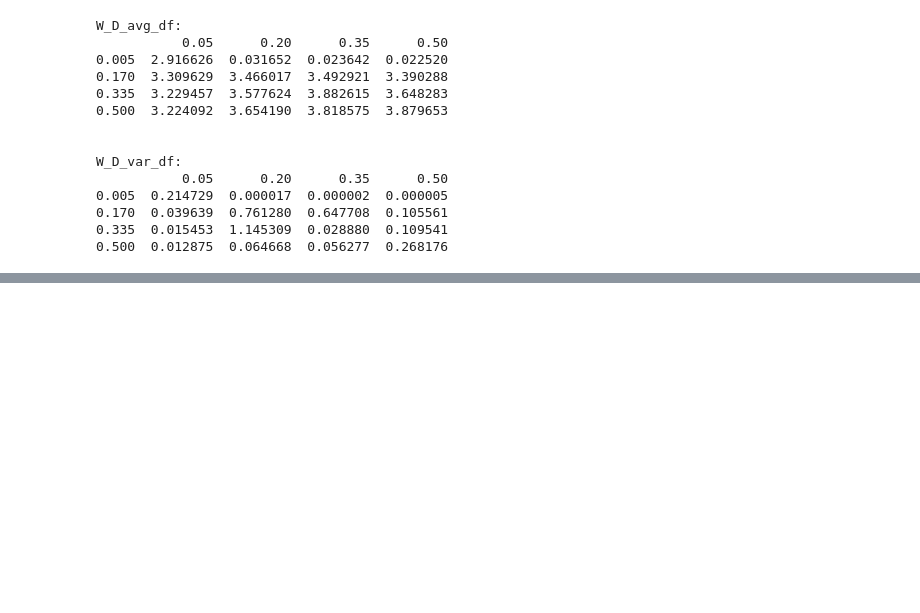
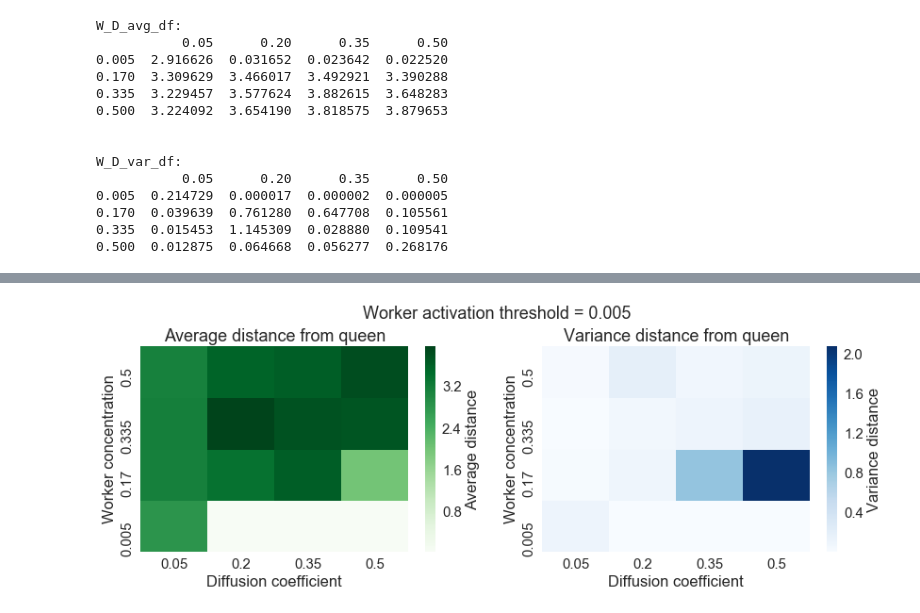
Before and after one commit to dieumynguyen/bee_communication, a Jupyter notebook: plot_param_heatmaps.ipynb, the cells around one changed output, grey strips where cells are left out. Drawn from its saved outputs; the diff is of its cells as text; code cells hidden in the pictures; blank space fills up the shorter version.

```diff
--- a/plot_param_heatmaps.ipynb
+++ b/plot_param_heatmaps.ipynb
@@ -355,0 +428,10 @@ plot_heatmap(W_D_avg_df_2, W_D_var_df_2, 'Diffusion coefficient', 'Worker concen
+# %%
+W_D_avg_df_5 = get_dataframe(jsons_T_4, "W", worker_bee_concentrations, "D", diffusion_coefficients, "avg", worker_bee_concentrations)
+print("W_D_avg_df:")
+print(W_D_avg_df_5)
+print("\n")
+
+W_D_var_df_5 = get_dataframe(jsons_T_4, "W", worker_bee_concentrations, "D", diffusion_coefficients, "var", worker_bee_concentrations)
+print("W_D_var_df:")
+print(W_D_var_df_5)
+print("\n")
@@ -355,0 +453,5 @@ plot_heatmap(W_D_avg_df_2, W_D_var_df_2, 'Diffusion coefficient', 'Worker concen
+# %%
+plot_heatmap(W_D_avg_df_5, W_D_var_df_5, 'Diffusion coefficient', 'Worker concentration',
+             "Threshold_0.005_Worker_Coefficient", 0.005)
+# %% [output]
+[figure, added]
```
Also changed, not shown: parts of 13 cells of this notebook, 5 other files.
